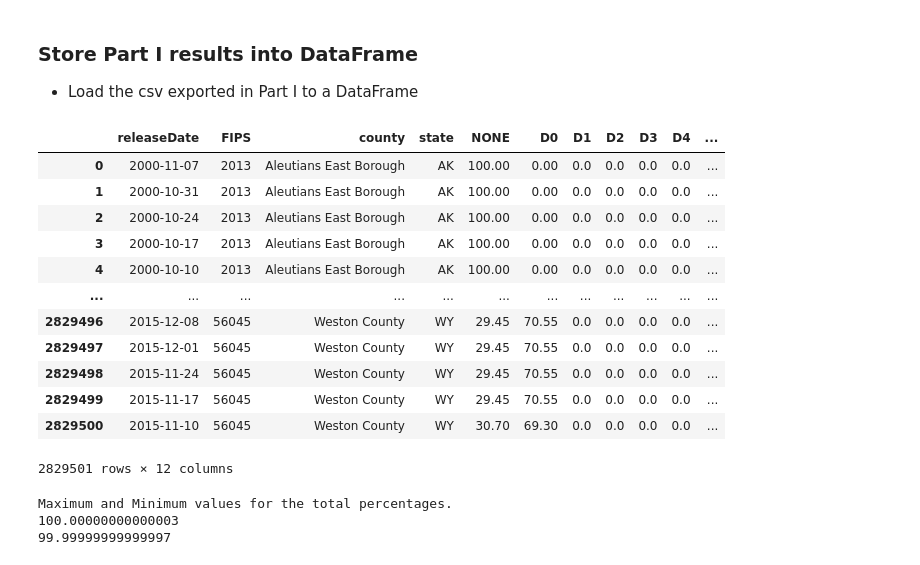
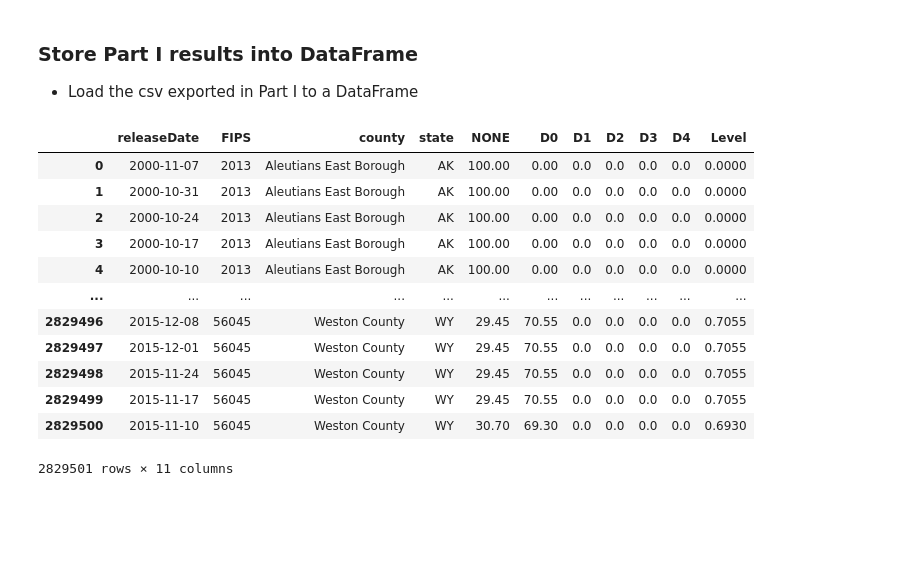
Before and after one commit to veraroberto/Project1_Droughts_USA, a Jupyter notebook: data_extraction.ipynb, the cells around one changed output. Drawn from its saved outputs; the diff is of its cells as text; code cells hidden in the pictures; blank space fills up the shorter version.

```diff
--- a/data_extraction.ipynb
+++ b/data_extraction.ipynb
@@ -9,36 +9,31 @@ from data_extraction import drought_data
 # %%
 input_file = "drought_data/us-droughts.csv"
 droughts_df=pd.read_csv(input_file)
-droughts_df=droughts_df.drop(columns="domStatisticFormatID")
-droughts_df
+droughts_df = droughts_df.drop(droughts_df[['validStart', 'validEnd', 'domStatisticFormatID']], axis=1)
+droughts_df.releaseDate = pd.to_datetime(droughts_df.releaseDate, format='%Y-%m-%d')
-# %% [output]
-|  | releaseDate | FIPS | county | state | NONE | D0 | D1 | D2 | D3 | D4 | ... |
-| 0 | 2000-11-07 | 2013 | Aleutians East Borough | AK | 100.00 | 0.00 | 0.0 | 0.0 | 0.0 | 0.0 | ... |
-| 1 | 2000-10-31 | 2013 | Aleutians East Borough | AK | 100.00 | 0.00 | 0.0 | 0.0 | 0.0 | 0.0 | ... |
-| 2 | 2000-10-24 | 2013 | Aleutians East Borough | AK | 100.00 | 0.00 | 0.0 | 0.0 | 0.0 | 0.0 | ... |
-| 3 | 2000-10-17 | 2013 | Aleutians East Borough | AK | 100.00 | 0.00 | 0.0 | 0.0 | 0.0 | 0.0 | ... |
-| 4 | 2000-10-10 | 2013 | Aleutians East Borough | AK | 100.00 | 0.00 | 0.0 | 0.0 | 0.0 | 0.0 | ... |
-| ... | ... | ... | ... | ... | ... | ... | ... | ... | ... | ... | ... |
-| 2829496 | 2015-12-08 | 56045 | Weston County | WY | 29.45 | 70.55 | 0.0 | 0.0 | 0.0 | 0.0 | ... |
-| 2829497 | 2015-12-01 | 56045 | Weston County | WY | 29.45 | 70.55 | 0.0 | 0.0 | 0.0 | 0.0 | ... |
-| 2829498 | 2015-11-24 | 56045 | Weston County | WY | 29.45 | 70.55 | 0.0 | 0.0 | 0.0 | 0.0 | ... |
-| 2829499 | 2015-11-17 | 56045 | Weston County | WY | 29.45 | 70.55 | 0.0 | 0.0 | 0.0 | 0.0 | ... |
-| 2829500 | 2015-11-10 | 56045 | Weston County | WY | 30.70 | 69.30 | 0.0 | 0.0 | 0.0 | 0.0 | ... |
-2829501 rows × 12 columns
 # %%
 droughts_df["D0"]=droughts_df["D0"]-droughts_df["D1"]
 droughts_df["D1"]=droughts_df["D1"]-droughts_df["D2"]
 droughts_df["D2"]=droughts_df["D2"]-droughts_df["D3"]
 droughts_df["D3"]=droughts_df["D3"]-droughts_df["D4"]
-droughts_df["Sumtotal"]=droughts_df["NONE"]+droughts_df["D0"]+droughts_df["D1"]+droughts_df["D2"]+droughts_df["D3"]+droughts_df["D4"]
+#adding a drought level based on https://www.kaggle.com/balagpdy/heatmap-animation-us-drought-map
+### Calculate drought level (when NONE is 100% => 0, if D4 is 100% => 5, and linearly between 0 and 5)
+droughts_df["Level"]=(droughts_df["D0"]+droughts_df["D1"]*2+droughts_df["D2"]*3+droughts_df["D3"]*4+droughts_df["D4"]*5)/100
+droughts_df
+# %% [output]
+|  | releaseDate | FIPS | county | state | NONE | D0 | D1 | D2 | D3 | D4 | Level |
+| 0 | 2000-11-07 | 2013 | Aleutians East Borough | AK | 100.00 | 0.00 | 0.0 | 0.0 | 0.0 | 0.0 | 0.0000 |
+| 1 | 2000-10-31 | 2013 | Aleutians East Borough | AK | 100.00 | 0.00 | 0.0 | 0.0 | 0.0 | 0.0 | 0.0000 |
+| 2 | 2000-10-24 | 2013 | Aleutians East Borough | AK | 100.00 | 0.00 | 0.0 | 0.0 | 0.0 | 0.0 | 0.0000 |
+| 3 | 2000-10-17 | 2013 | Aleutians East Borough | AK | 100.00 | 0.00 | 0.0 | 0.0 | 0.0 | 0.0 | 0.0000 |
+| 4 | 2000-10-10 | 2013 | Aleutians East Borough | AK | 100.00 | 0.00 | 0.0 | 0.0 | 0.0 | 0.0 | 0.0000 |
+| ... | ... | ... | ... | ... | ... | ... | ... | ... | ... | ... | ... |
+| 2829496 | 2015-12-08 | 56045 | Weston County | WY | 29.45 | 70.55 | 0.0 | 0.0 | 0.0 | 0.0 | 0.7055 |
+| 2829497 | 2015-12-01 | 56045 | Weston County | WY | 29.45 | 70.55 | 0.0 | 0.0 | 0.0 | 0.0 | 0.7055 |
+| 2829498 | 2015-11-24 | 56045 | Weston County | WY | 29.45 | 70.55 | 0.0 | 0.0 | 0.0 | 0.0 | 0.7055 |
+| 2829499 | 2015-11-17 | 56045 | Weston County | WY | 29.45 | 70.55 | 0.0 | 0.0 | 0.0 | 0.0 | 0.7055 |
+| 2829500 | 2015-11-10 | 56045 | Weston County | WY | 30.70 | 69.30 | 0.0 | 0.0 | 0.0 | 0.0 | 0.6930 |
+2829501 rows × 11 columns
-# %%
-print("Maximum and Minimum values for the total percentages.")
-print(droughts_df["Sumtotal"].max())
-print(droughts_df["Sumtotal"].min())
-# %% [output]
-Maximum and Minimum values for the total percentages.
-100.00000000000003
-99.99999999999997
 # %%
 input_file = "drought_data/county_info_2016.csv"
 #To read this file properly, due to the format it is recommended that you copy its contents to a new excel file.
```
Also changed, not shown: parts of 11 cells of this notebook.
